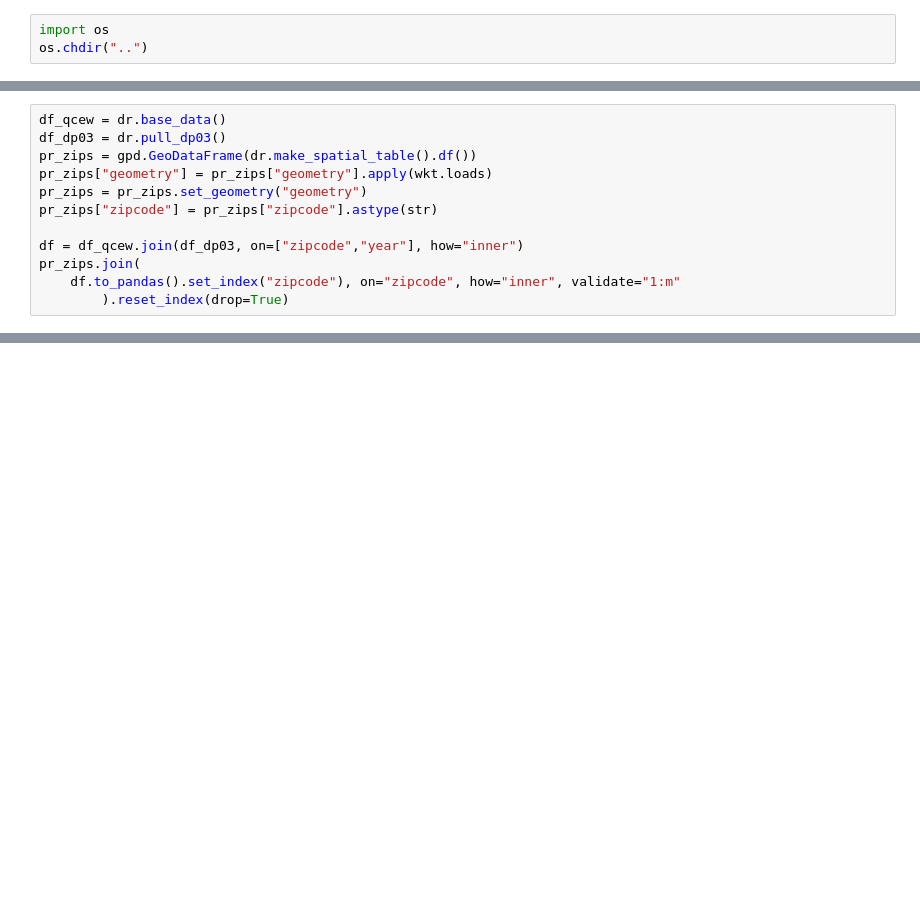
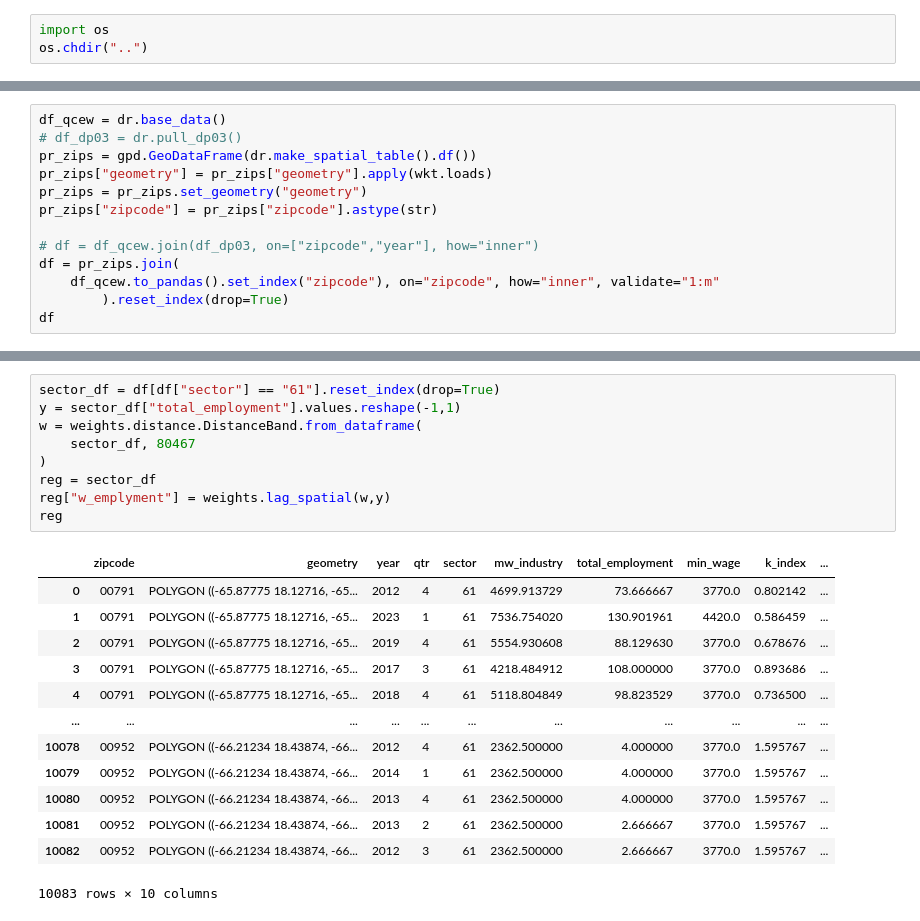
Before and after one commit to ouslan/research-pr-salaries, a Jupyter notebook: notebooks/scratch.ipynb, the cells around one changed output, grey strips where cells are left out. Cells and saved outputs as stored; diff of their text form; blank space fills up the shorter version.

```diff
--- a/notebooks/scratch.ipynb
+++ b/notebooks/scratch.ipynb
@@ -13,12 +18,13 @@ dr.spatial_data()
 # %%
 df_qcew = dr.base_data()
-df_dp03 = dr.pull_dp03()
+# df_dp03 = dr.pull_dp03()
 pr_zips = gpd.GeoDataFrame(dr.make_spatial_table().df())
 pr_zips["geometry"] = pr_zips["geometry"].apply(wkt.loads)
 pr_zips = pr_zips.set_geometry("geometry")
 pr_zips["zipcode"] = pr_zips["zipcode"].astype(str)
 
-df = df_qcew.join(df_dp03, on=["zipcode","year"], how="inner")
-pr_zips.join(
-    df.to_pandas().set_index("zipcode"), on="zipcode", how="inner", validate="1:m"
+# df = df_qcew.join(df_dp03, on=["zipcode","year"], how="inner")
+df = pr_zips.join(
+    df_qcew.to_pandas().set_index("zipcode"), on="zipcode", how="inner", validate="1:m"
         ).reset_index(drop=True)
+df
@@ -24,0 +45,23 @@ pr_zips.join(
+# %%
+sector_df = df[df["sector"] == "61"].reset_index(drop=True)
+y = sector_df["total_employment"].values.reshape(-1,1)
+w = weights.distance.DistanceBand.from_dataframe(
+    sector_df, 80467
+)
+reg = sector_df
+reg["w_emplyment"] = weights.lag_spatial(w,y)
+reg
+# %% [output]
+|  | zipcode | geometry | year | qtr | sector | mw_industry | total_employment | min_wage | k_index | ... |
+| 0 | 00791 | POLYGON ((-65.87775 18.12716, -65... | 2012 | 4 | 61 | 4699.913729 | 73.666667 | 3770.0 | 0.802142 | ... |
+| 1 | 00791 | POLYGON ((-65.87775 18.12716, -65... | 2023 | 1 | 61 | 7536.754020 | 130.901961 | 4420.0 | 0.586459 | ... |
+| 2 | 00791 | POLYGON ((-65.87775 18.12716, -65... | 2019 | 4 | 61 | 5554.930608 | 88.129630 | 3770.0 | 0.678676 | ... |
+| 3 | 00791 | POLYGON ((-65.87775 18.12716, -65... | 2017 | 3 | 61 | 4218.484912 | 108.000000 | 3770.0 | 0.893686 | ... |
+| 4 | 00791 | POLYGON ((-65.87775 18.12716, -65... | 2018 | 4 | 61 | 5118.804849 | 98.823529 | 3770.0 | 0.736500 | ... |
+| ... | ... | ... | ... | ... | ... | ... | ... | ... | ... | ... |
+| 10078 | 00952 | POLYGON ((-66.21234 18.43874, -66... | 2012 | 4 | 61 | 2362.500000 | 4.000000 | 3770.0 | 1.595767 | ... |
+| 10079 | 00952 | POLYGON ((-66.21234 18.43874, -66... | 2014 | 1 | 61 | 2362.500000 | 4.000000 | 3770.0 | 1.595767 | ... |
+| 10080 | 00952 | POLYGON ((-66.21234 18.43874, -66... | 2013 | 4 | 61 | 2362.500000 | 4.000000 | 3770.0 | 1.595767 | ... |
+| 10081 | 00952 | POLYGON ((-66.21234 18.43874, -66... | 2013 | 2 | 61 | 2362.500000 | 2.666667 | 3770.0 | 1.595767 | ... |
+| 10082 | 00952 | POLYGON ((-66.21234 18.43874, -66... | 2012 | 3 | 61 | 2362.500000 | 2.666667 | 3770.0 | 1.595767 | ... |
+10083 rows × 10 columns
```
Also changed, not shown: parts of 15 cells of this notebook, 3 other files.
